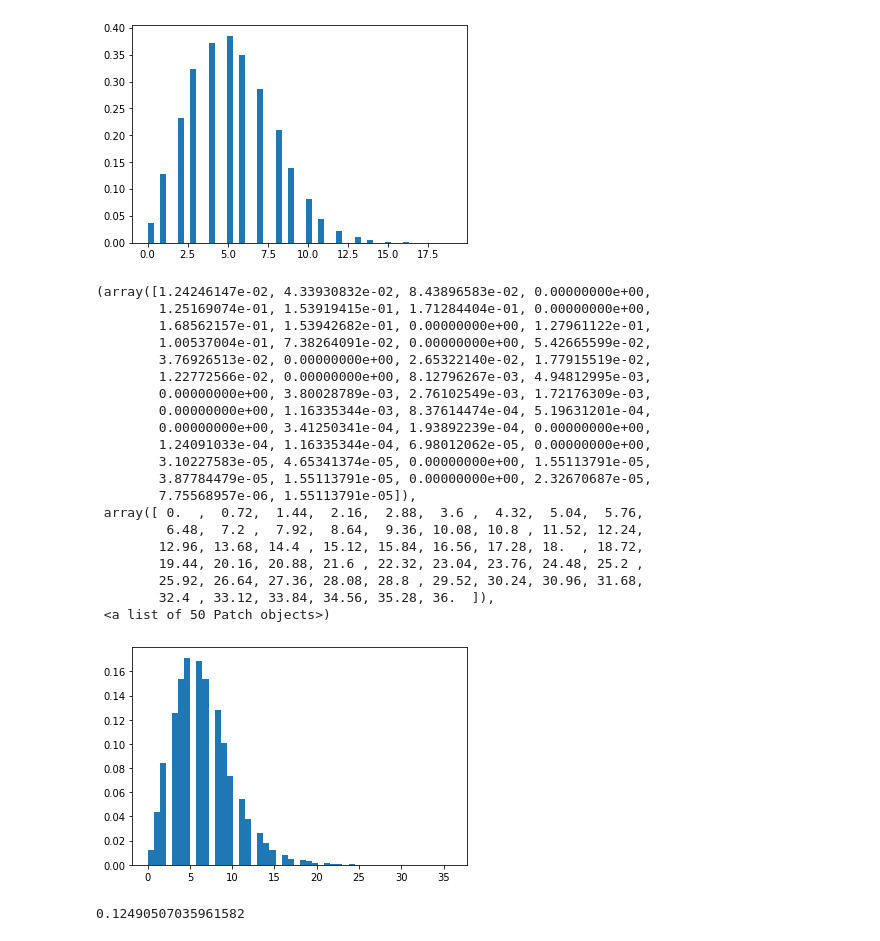
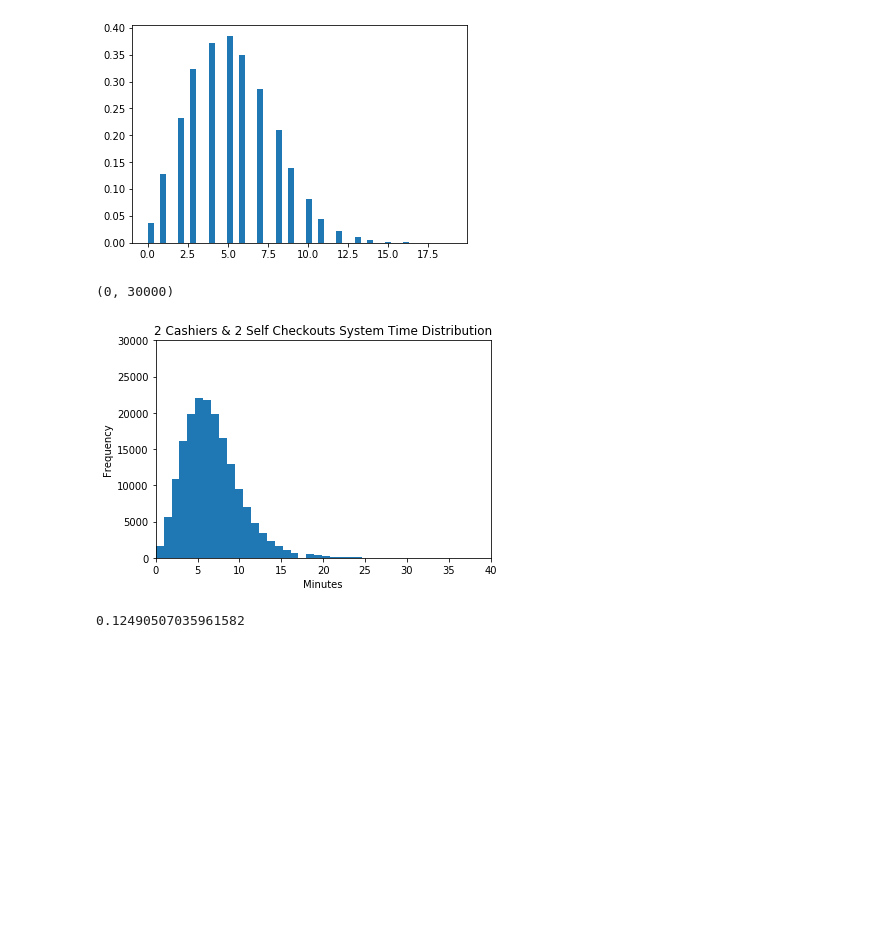
Before and after one commit to eduardogomezvidela/Queueing-Simulation, a Jupyter notebook: LBA Queueing Simulation - 2 Cashiers 2 Self-Checkout.ipynb, the cells around one changed output. Cells and saved outputs as stored; diff of their text form; code cells hidden in the pictures; blank space fills up the shorter version.

```diff
--- a/LBA Queueing Simulation - 2 Cashiers 2 Self-Checkout.ipynb
+++ b/LBA Queueing Simulation - 2 Cashiers 2 Self-Checkout.ipynb
@@ -170,30 +160,20 @@ plt.hist(service_times, bins = 50, density=True)
         17.1 , 17.48, 17.86, 18.24, 18.62, 19.  ]),
  <a list of 50 Patch objects>)
 [figure]
-# %%
-plt.hist(system_times, bins = 50, density=True)
-# %% [output]
-(array([1.24246147e-02, 4.33930832e-02, 8.43896583e-02, 0.00000000e+00,
-        1.25169074e-01, 1.53919415e-01, 1.71284404e-01, 0.00000000e+00,
-        1.68562157e-01, 1.53942682e-01, 0.00000000e+00, 1.27961122e-01,
-        1.00537004e-01, 7.38264091e-02, 0.00000000e+00, 5.42665599e-02,
-        3.76926513e-02, 0.00000000e+00, 2.65322140e-02, 1.77915519e-02,
-        1.22772566e-02, 0.00000000e+00, 8.12796267e-03, 4.94812995e-03,
-        0.00000000e+00, 3.80028789e-03, 2.76102549e-03, 1.72176309e-03,
-        0.00000000e+00, 1.16335344e-03, 8.37614474e-04, 5.19631201e-04,
-        0.00000000e+00, 3.41250341e-04, 1.93892239e-04, 0.00000000e+00,
-        1.24091033e-04, 1.16335344e-04, 6.98012062e-05, 0.00000000e+00,
-        3.10227583e-05, 4.65341374e-05, 0.00000000e+00, 1.55113791e-05,
-        3.87784479e-05, 1.55113791e-05, 0.00000000e+00, 2.32670687e-05,
-        7.75568957e-06, 1.55113791e-05]),
- array([ 0.  ,  0.72,  1.44,  2.16,  2.88,  3.6 ,  4.32,  5.04,  5.76,
-         6.48,  7.2 ,  7.92,  8.64,  9.36, 10.08, 10.8 , 11.52, 12.24,
-        12.96, 13.68, 14.4 , 15.12, 15.84, 16.56, 17.28, 18.  , 18.72,
-        19.44, 20.16, 20.88, 21.6 , 22.32, 23.04, 23.76, 24.48, 25.2 ,
-        25.92, 26.64, 27.36, 28.08, 28.8 , 29.52, 30.24, 30.96, 31.68,
-        32.4 , 33.12, 33.84, 34.56, 35.28, 36.  ]),
- <a list of 50 Patch objects>)
-[figure, removed]
+# %%
+plt.hist(system_times, bins = 38)
+
+# Add title and axis names
+plt.title('2 Cashiers & 2 Self Checkouts System Time Distribution')
+plt.xlabel('Minutes')
+plt.ylabel('Frequency')
+
+# Limits for the X axis
+plt.xlim(0,40)
+plt.ylim(0, 30000)
+# %% [output]
+(0, 30000)
+[figure, added]
 # %%
 over_time_limit = []
 for i in system_times:
```
Also changed, not shown: parts of 2 cells of this notebook, 2 other files.
